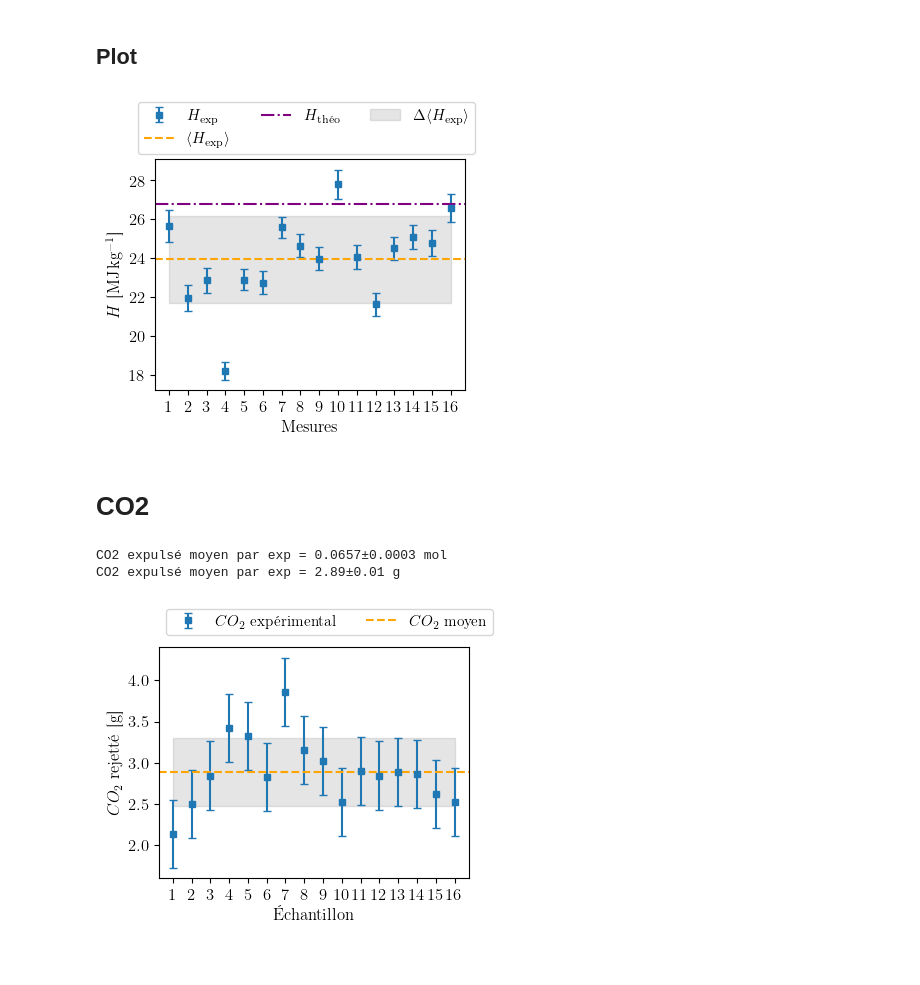
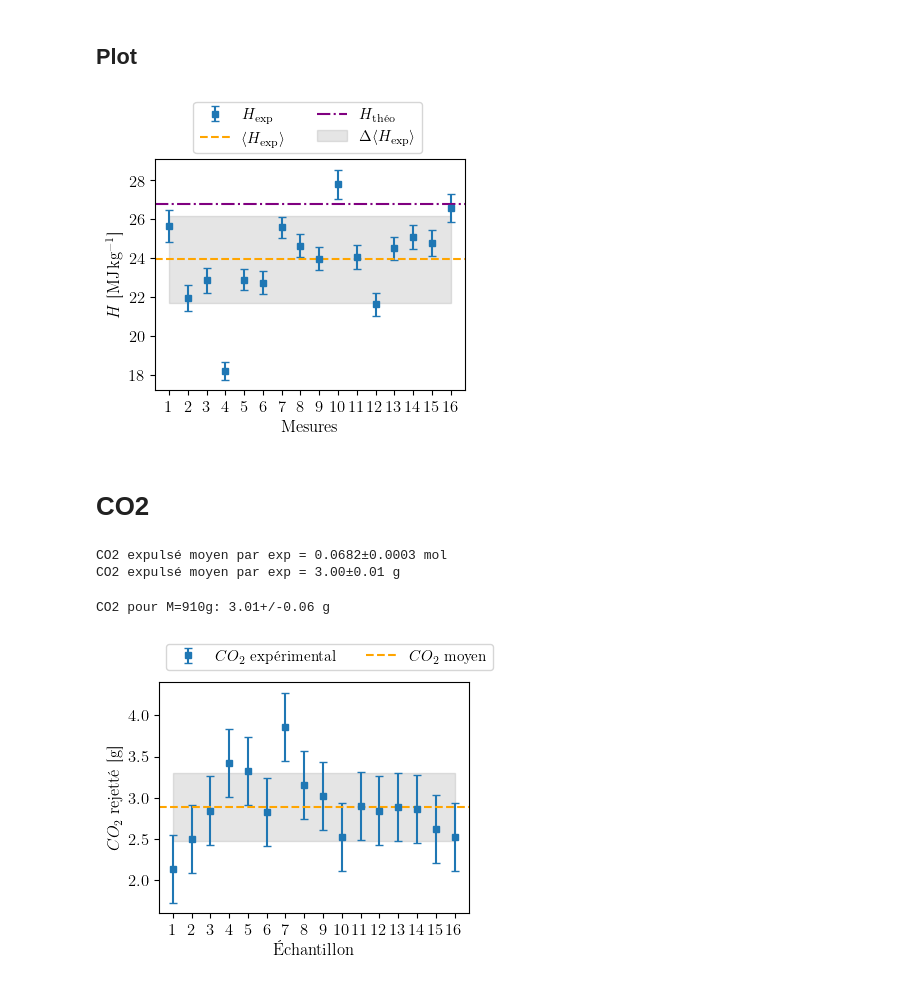
Before and after one commit to TomVdt/TPII-rapports, a Jupyter notebook: 06-C2-pouvoir-calorifique/analyse/exp1.ipynb, the cells around one changed output. Cells and saved outputs as stored; diff of their text form; code cells hidden in the pictures.

```diff
--- a/06-C2-pouvoir-calorifique/analyse/exp1.ipynb
+++ b/06-C2-pouvoir-calorifique/analyse/exp1.ipynb
@@ -89,24 +89,25 @@ Ecart relatif: (10.7+/-0.6)%
 # %%
 samples = np.arange(len(H))
 plt.errorbar(samples, unp.nominal_values(H), yerr=unp.std_devs(H), marker='s', ms=5, ls='none', label=r"$H_\textrm{exp}$")
 plt.fill_between(samples, H_avg.n - H_std_dev.n, H_avg.n + H_std_dev.n, color='tab:grey', alpha=0.2, label=r"$\Delta\langle H_\textrm{exp} \rangle$")
 
 plt.axhline(H_theo, color='purple', linestyle="-.", label=r"$H_\textrm{théo}$")
 plt.axhline(H_avg.n, color='orange', linestyle="--", label=r"$\langle H_\textrm{exp} \rangle$")
 
 plt.xticks(samples, samples + 1)
 # plt.xticks(samples, samples + 1, rotation=-45)
 plt.xlabel("Mesures")
 plt.ylabel(r"$H$ [\si{\mega\joule\per\kilo\gram}]")
-plt.legend(reverse=True, ncols=3, loc='upper left', bbox_to_anchor=(-0.08, 1.28))
+plt.legend(reverse=True, ncols=2, loc='upper left', bbox_to_anchor=(0.1, 1.28))
 
 plt.savefig('../figures/ethanol.pdf', bbox_inches="tight")
 # %% [output]
-[figure, old version]
+[figure, new version]
 # %% [markdown]
 # CO2
 # %%
-mol_gaz = masse_gaz*1e3/m_mol_ethanol
+m_mol_mix = 0.88 * m_mol_ethanol + 0.12 * m_mol_methanol
+mol_gaz = masse_gaz*1e3/m_mol_mix
 
 mol_co2 = 2*mol_gaz
 mol_co2_mean = np.mean(mol_co2)
@@ -120,8 +121,16 @@ print(f"CO2 expulsé moyen par exp = {mass_co2_mean:.1uP} g")
 
 mass_co2_std = unp.nominal_values((1 / (len(mass_co2) - 1) * np.sum((mass_co2 - mass_co2_mean) ** 2)) ** 0.5)
 # %% [output]
-CO2 expulsé moyen par exp = 0.0657±0.0003 mol
-CO2 expulsé moyen par exp = 2.89±0.01 g
+CO2 expulsé moyen par exp = 0.0682±0.0003 mol
+CO2 expulsé moyen par exp = 3.00±0.01 g
+# %%
+# CO2 pour un meme temps:
+m_mol_mix = 0.88 * m_mol_ethanol + 0.12 * m_mol_methanol
+mol_co2 = 2 * masse_gaz[10] * 1e3 / m_mol_mix
+mass_co2 = mol_co2 * m_mol_co2
+print(f"CO2 pour M=910g: {mass_co2} g")
+# %% [output]
+CO2 pour M=910g: 3.01+/-0.06 g
 # %%
 plt.errorbar(samples, unp.nominal_values(mass_co2), yerr=mass_co2_std, marker='s', ms=5, ls='none', label=r"$CO_2$ expérimental")
 plt.fill_between(samples, mass_co2_mean.n - mass_co2_std, mass_co2_mean.n + mass_co2_std, color='tab:grey', alpha=0.2)
```
Also changed, not shown: 9 other files.
